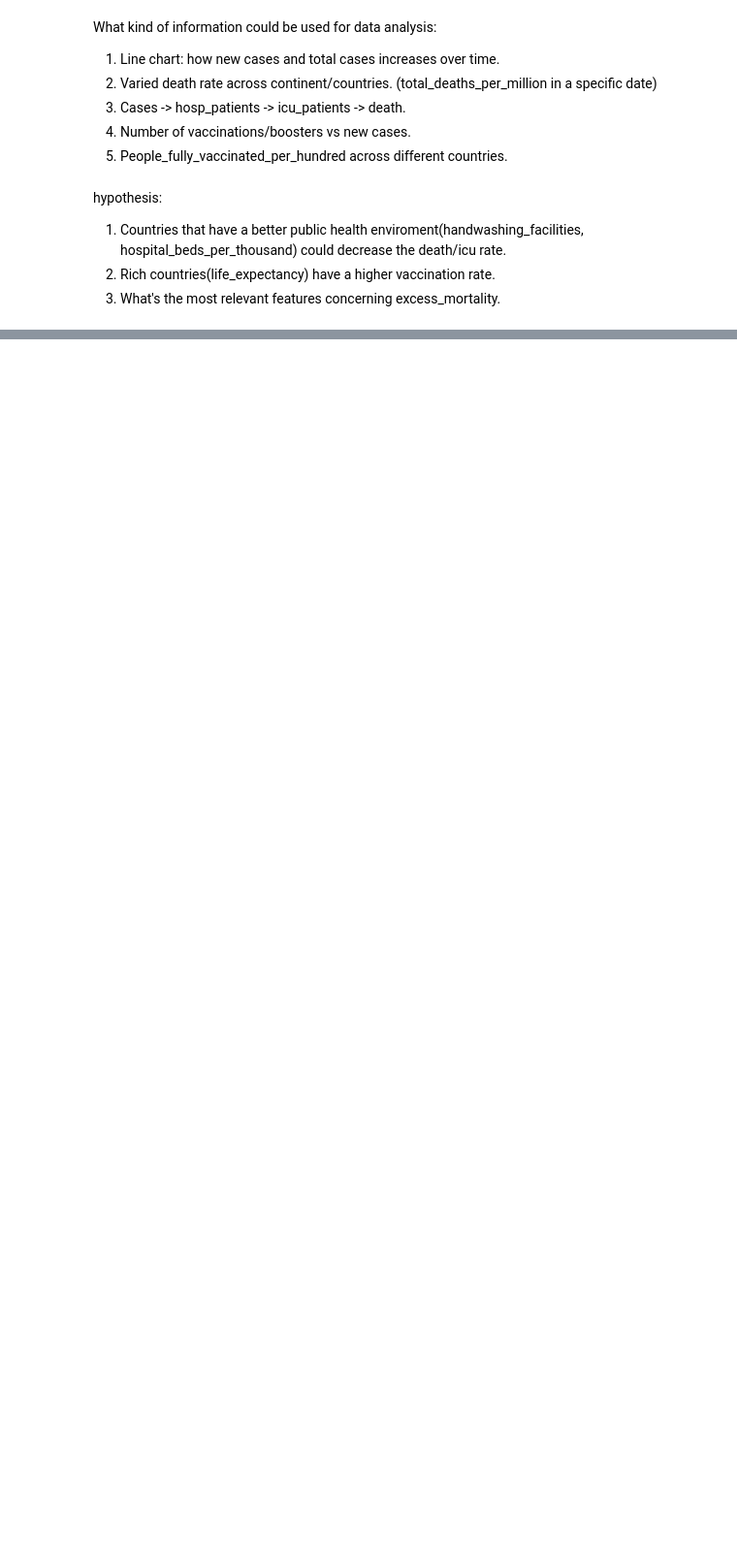
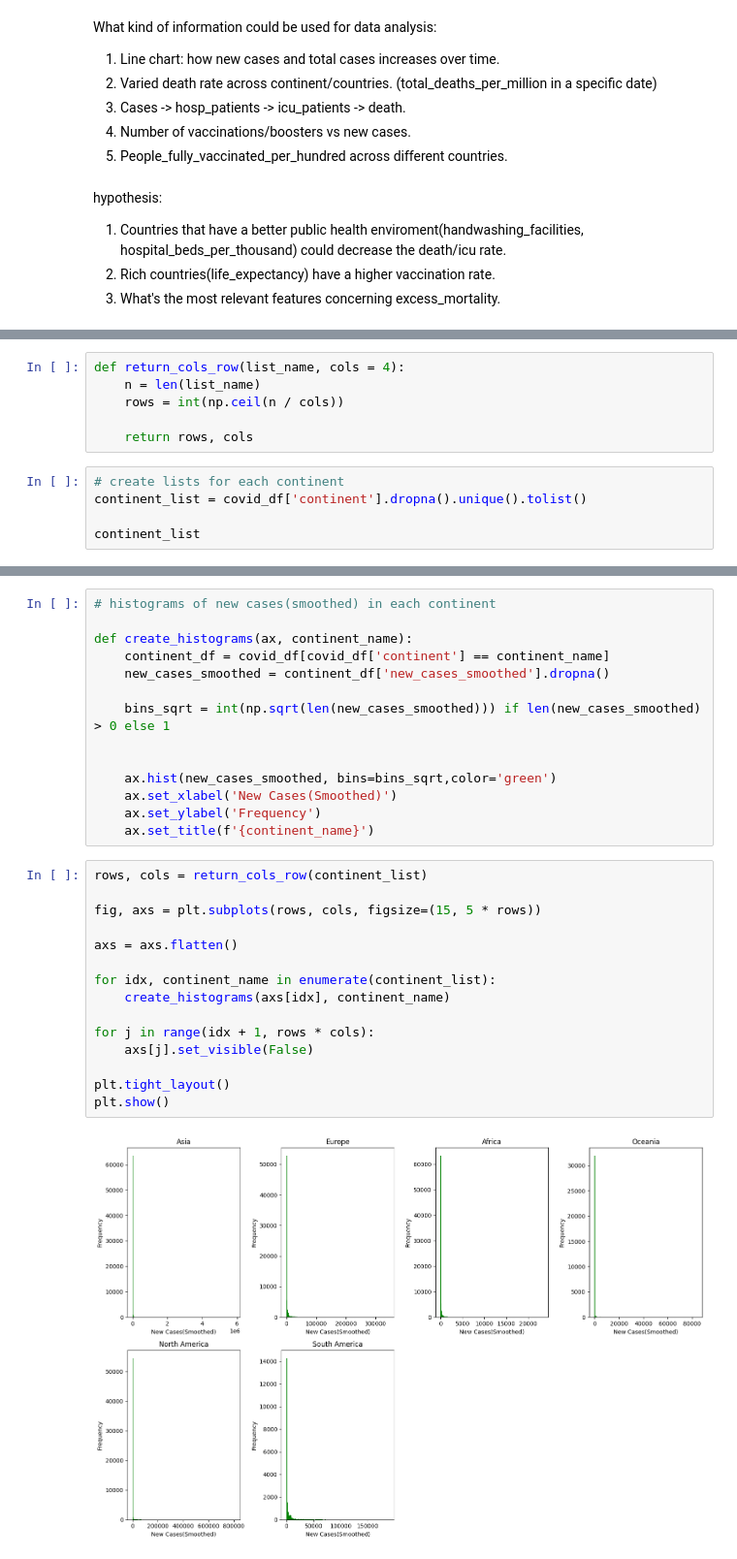
Before and after one commit to fengyu20/covid_data_analysis, a Jupyter notebook: covid_analysis.ipynb, the cells around one changed output, grey strips where cells are left out. Shown at 97% size. Drawn from its saved outputs; the diff is of its cells as text; blank space fills up the shorter version.

```diff
--- a/covid_analysis.ipynb
+++ b/covid_analysis.ipynb
@@ -78,0 +97,11 @@ sb.displot(covid_df['weekly_icu_admissions_per_million'],color=base_color)
+# %%
+def return_cols_row(list_name, cols = 4):
+    n = len(list_name)
+    rows = int(np.ceil(n / cols))
+
+    return rows, cols
+# %%
+# create lists for each continent
+continent_list = covid_df['continent'].dropna().unique().tolist()
+
+continent_list
@@ -78,0 +110,31 @@ sb.displot(covid_df['weekly_icu_admissions_per_million'],color=base_color)
+# %%
+# histograms of new cases(smoothed) in each continent
+
+def create_histograms(ax, continent_name):
+    continent_df = covid_df[covid_df['continent'] == continent_name]
+    new_cases_smoothed = continent_df['new_cases_smoothed'].dropna()
+
+    bins_sqrt = int(np.sqrt(len(new_cases_smoothed))) if len(new_cases_smoothed) > 0 else 1
+
+
+    ax.hist(new_cases_smoothed, bins=bins_sqrt,color='green')
+    ax.set_xlabel('New Cases(Smoothed)')
+    ax.set_ylabel('Frequency')
+    ax.set_title(f'{continent_name}')
+# %%
+rows, cols = return_cols_row(continent_list)
+
+fig, axs = plt.subplots(rows, cols, figsize=(15, 5 * rows))
+
+axs = axs.flatten()
+
+for idx, continent_name in enumerate(continent_list):
+    create_histograms(axs[idx], continent_name)
+
+for j in range(idx + 1, rows * cols):
+    axs[j].set_visible(False)
+
+plt.tight_layout()
+plt.show()
+# %% [output]
+[figure, added]
```
Also changed, not shown: parts of 18 cells of this notebook, 1 other file.
